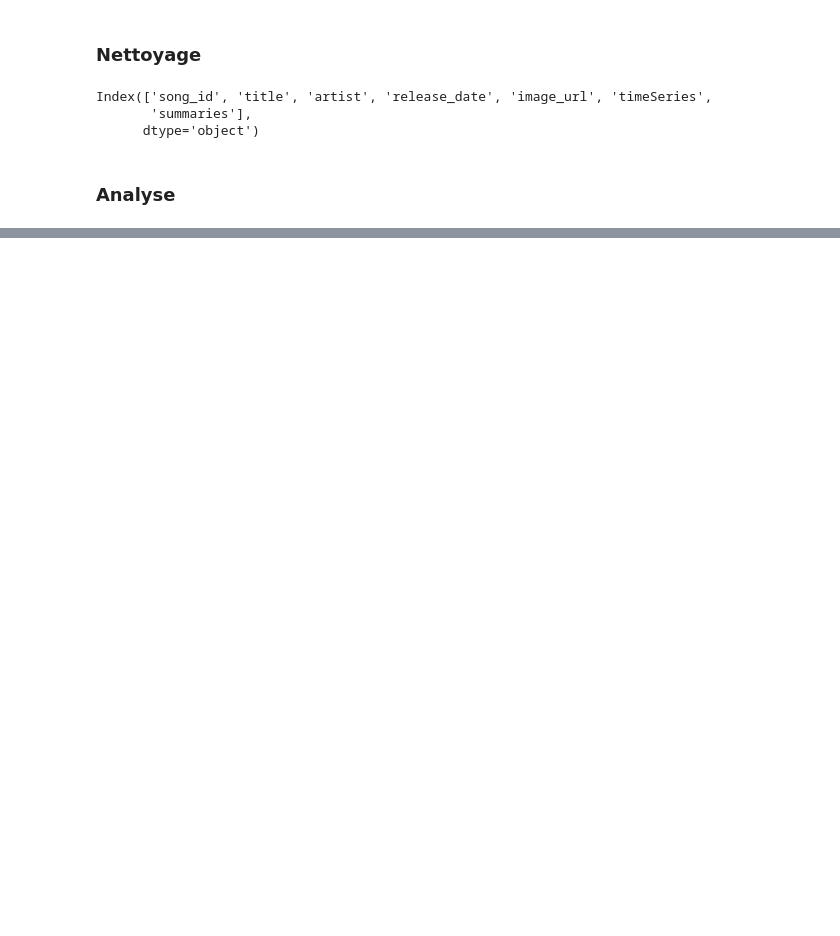
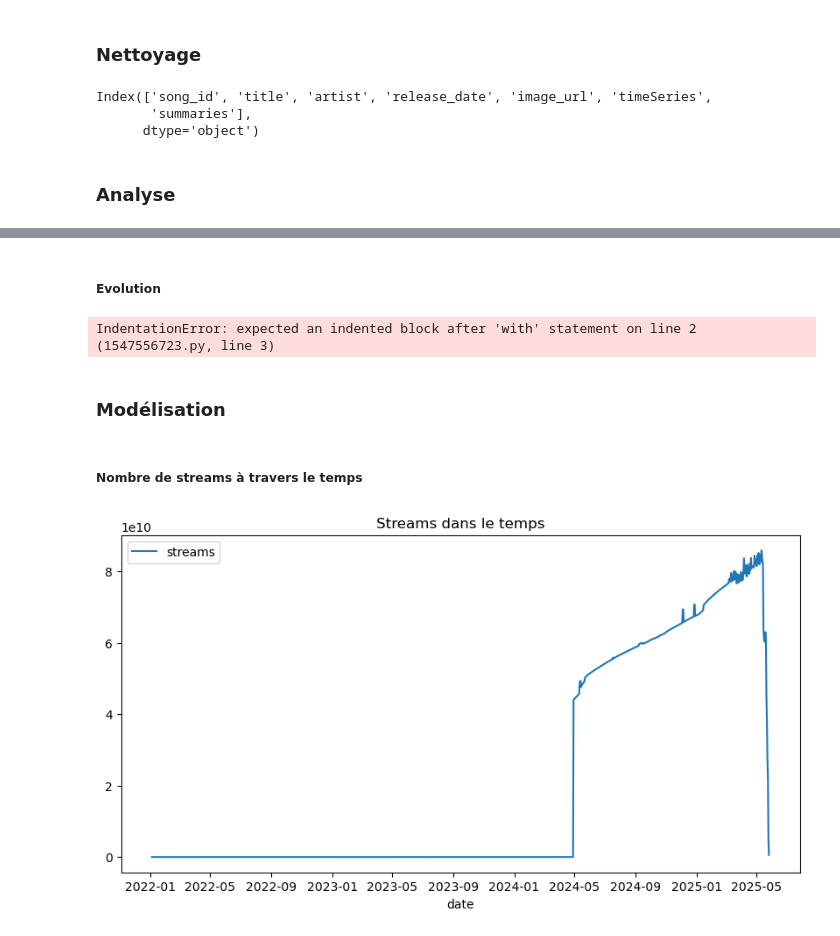
Before and after one commit to Marwan-bkr/Data_Project, a Jupyter notebook: Assessment.ipynb, the cells around one changed output, grey strips where cells are left out. Drawn from its saved outputs; the diff is of its cells as text; code cells hidden in the pictures; blank space fills up the shorter version.

Commit message:
PostegreSQL connection et data insertion

```diff
--- a/Assessment.ipynb
+++ b/Assessment.ipynb
@@ -44,0 +101,2 @@ json.loads(df['timeSeries'][0])
+# %%
+engine = create_engine('postgresql://postgres:808258@localhost:5432/Base_for_Music_Assessment')
@@ -44,0 +204,2 @@ json.loads(df['timeSeries'][0])
+# %% [markdown]
+##### Evolution
@@ -44,0 +234,20 @@ json.loads(df['timeSeries'][0])
+# %%
+def delete_rows () :
+    with engine.connect() as conn:
+    result = conn.execute(
+        text("DELETE FROM statistic")
+    )
+    print(f"{result.rowcount} lignes supprimées")
+    conn.commit()
+# %% [output]
+IndentationError: expected an indented block after 'with' statement on line 2 (1547556723.py, line 3)
+# %% [markdown]
+### Modélisation
+# %% [markdown]
+##### Nombre de streams à travers le temps
+# %%
+df_temp = pd.read_sql("select a.date, sum(a.stream) streams from public.score a where a.stream is not null group by date order by date ;", engine)
+df_temp.plot(x='date', y='streams', kind='line', figsize=(10, 5), title='Streams dans le temps')
+plt.show()
+# %% [output]
+[figure, added]
```
Also changed, not shown: parts of 23 cells of this notebook, 2 other files.
